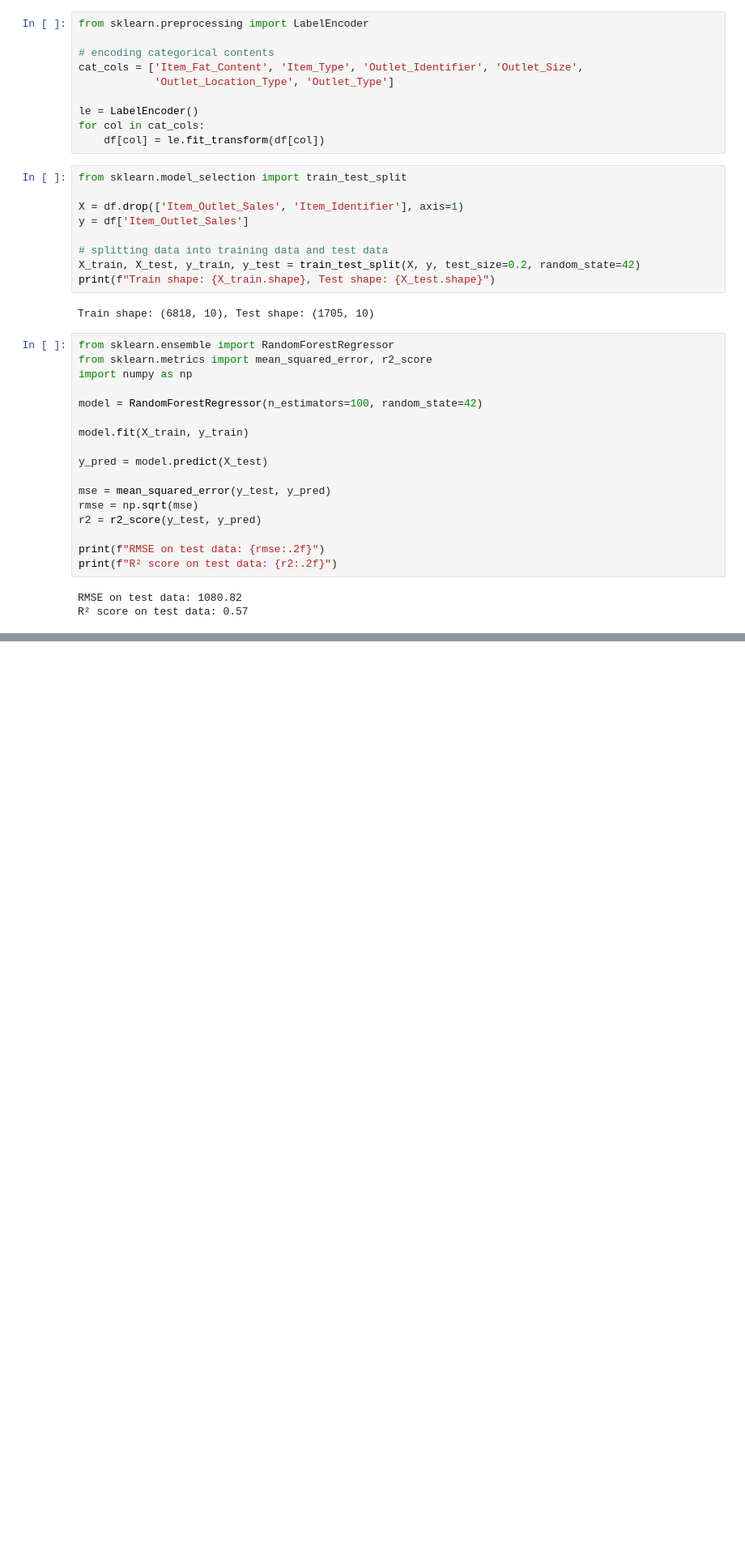
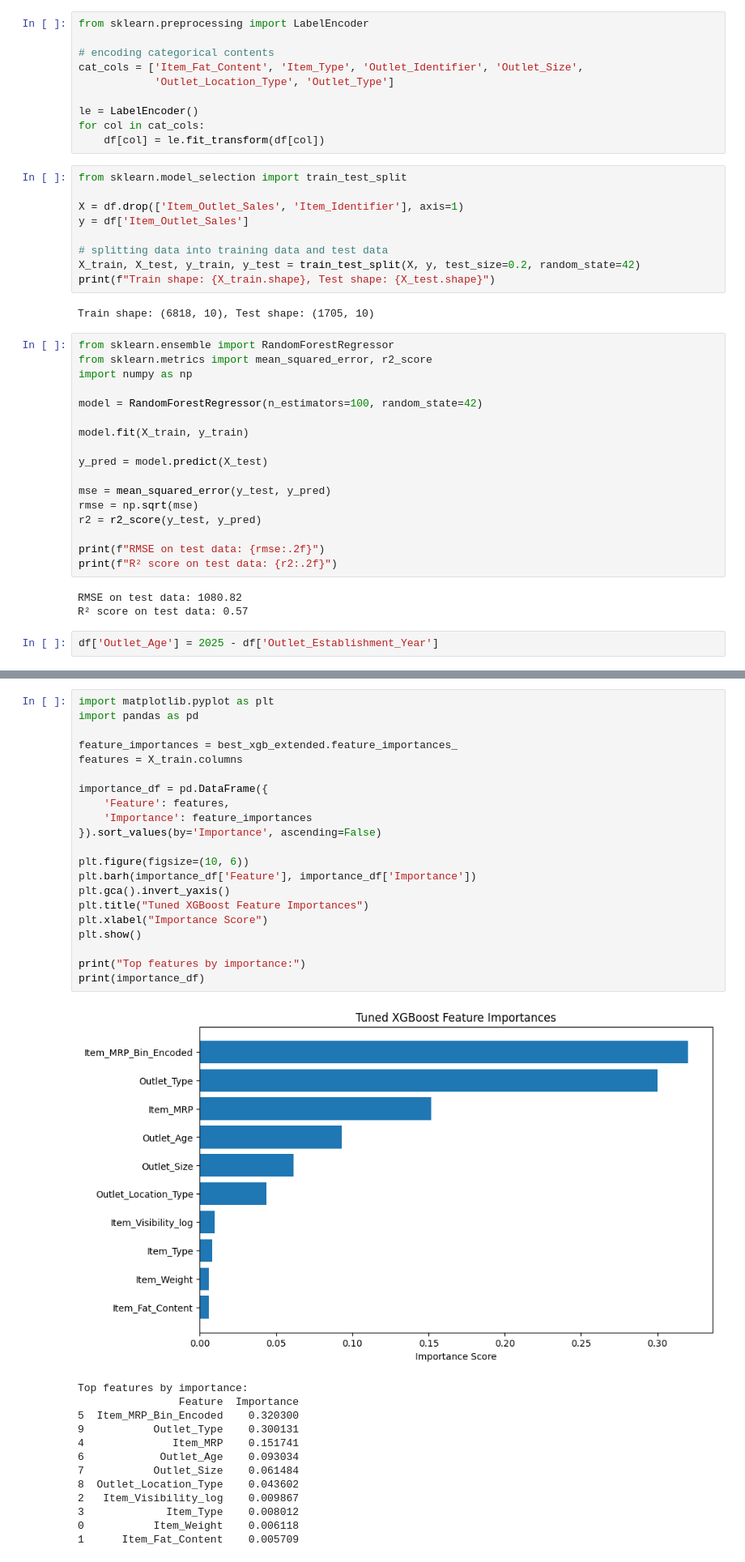
Before and after one commit to MuhilanRavi/BigMart-Sales-Prediction, a Jupyter notebook: BigMart_Sales_Prediction.ipynb, the cells around one changed output, grey strips where cells are left out. Shown at 81% size. Saved outputs shown, nothing was run; the diff lists cells and outputs as text; blank space fills up the shorter version.

```diff
--- a/BigMart_Sales_Prediction.ipynb
+++ b/BigMart_Sales_Prediction.ipynb
@@ -127,3 +133,5 @@ print(f"R² score on test data: {r2:.2f}")
 # %% [output]
 RMSE on test data: 1080.82
 R² score on test data: 0.57
+# %%
+df['Outlet_Age'] = 2025 - df['Outlet_Establishment_Year']
@@ -129,0 +401,35 @@ R² score on test data: 0.57
+# %%
+import matplotlib.pyplot as plt
+import pandas as pd
+
+feature_importances = best_xgb_extended.feature_importances_
+features = X_train.columns
+
+importance_df = pd.DataFrame({
+    'Feature': features,
+    'Importance': feature_importances
+}).sort_values(by='Importance', ascending=False)
+
+plt.figure(figsize=(10, 6))
+plt.barh(importance_df['Feature'], importance_df['Importance'])
+plt.gca().invert_yaxis()
+plt.title("Tuned XGBoost Feature Importances")
+plt.xlabel("Importance Score")
+plt.show()
+
+print("Top features by importance:")
+print(importance_df)
+# %% [output]
+[figure, added]
+Top features by importance:
+                Feature  Importance
+5  Item_MRP_Bin_Encoded    0.320300
+9           Outlet_Type    0.300131
+4              Item_MRP    0.151741
+6            Outlet_Age    0.093034
+7           Outlet_Size    0.061484
+8  Outlet_Location_Type    0.043602
+2   Item_Visibility_log    0.009867
+3             Item_Type    0.008012
+0           Item_Weight    0.006118
+1      Item_Fat_Content    0.005709
```
Also changed, not shown: parts of 15 cells of this notebook.
